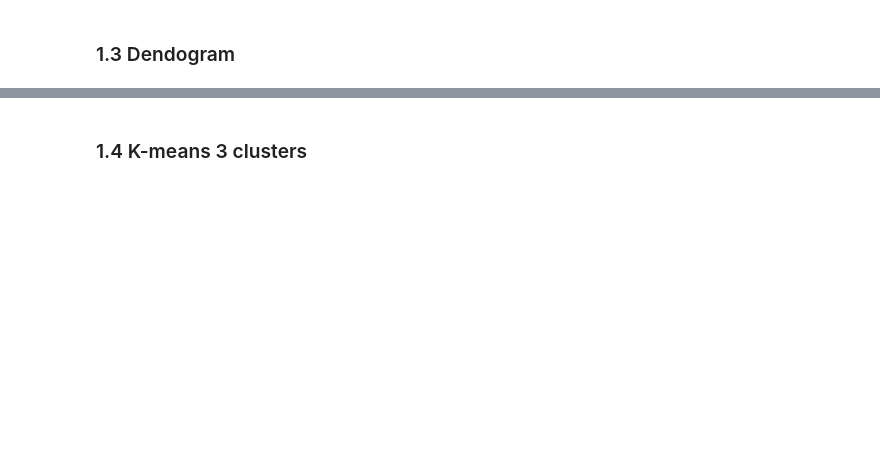
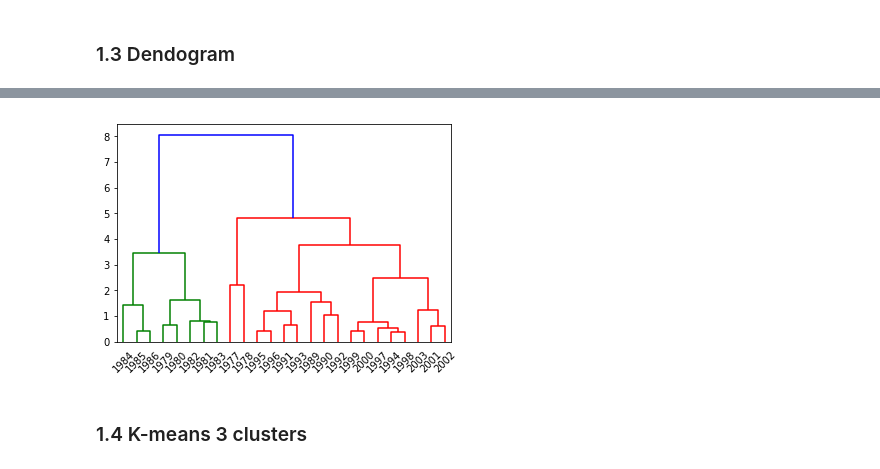
Before and after one commit to n-naoufal/reserve_risk_missing_data, a Jupyter notebook: Applying_models_codeTesting.ipynb, the cells around one changed output, grey strips where cells are left out. Drawn from its saved outputs; the diff is of its cells as text; code cells hidden in the pictures; blank space fills up the shorter version.

```diff
--- a/Applying_models_codeTesting.ipynb
+++ b/Applying_models_codeTesting.ipynb
@@ -91,4 +106,13 @@ Triangle = Triangle[(Triangle.T != 0).any()]
 num = Triangle._get_numeric_data()
 num[num < 0] = 1
 Triangle = Triangle.loc[:, (Triangle != 0).any(axis=0)]
+Triangle = Triangle.replace(0,np.nan)
+pd.options.mode.chained_assignment = None  # default='warn'
+for col in Triangle.columns:
+    bin_col = Triangle[col].isnull()
+    a = np.where(bin_col == False)
+    df_null = Triangle.loc[Triangle.index.isin(list(Triangle.index[a[0][0]:])),col].isnull()
+    list_null = list(df_null[df_null==True].index)
+    if (list_null!=[]):
+        Triangle.loc[list_null,col] = 0
 # np.where(df.as_matrix()<0)
@@ -114,7 +158,7 @@ corr = plot_corr(Triangle.T)
 # %% [markdown]
 ### 1.3 Dendogram
 # %%
-X = corr.as_matrix()
+X = corr.replace(np.NaN,0).as_matrix()
 plt.figure()
 dendrogram(ward(X),labels=list(corr.index),distance_sort =True)
 plt.show()
@@ -124,3 +166,4 @@ plt.show()
+[figure, added]
 # %% [markdown]
 ### 1.4 K-means 3 clusters
 # %%
```
Also changed, not shown: parts of 24 cells of this notebook, 7 other files.
